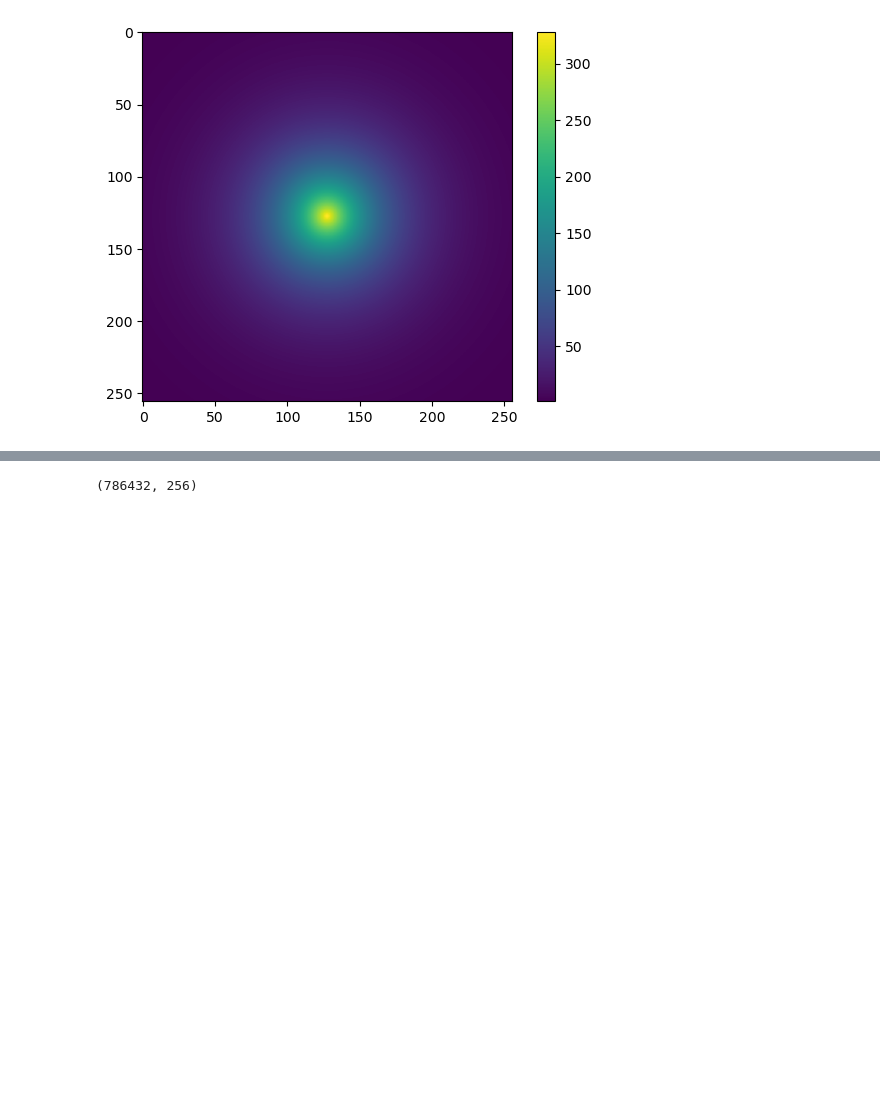
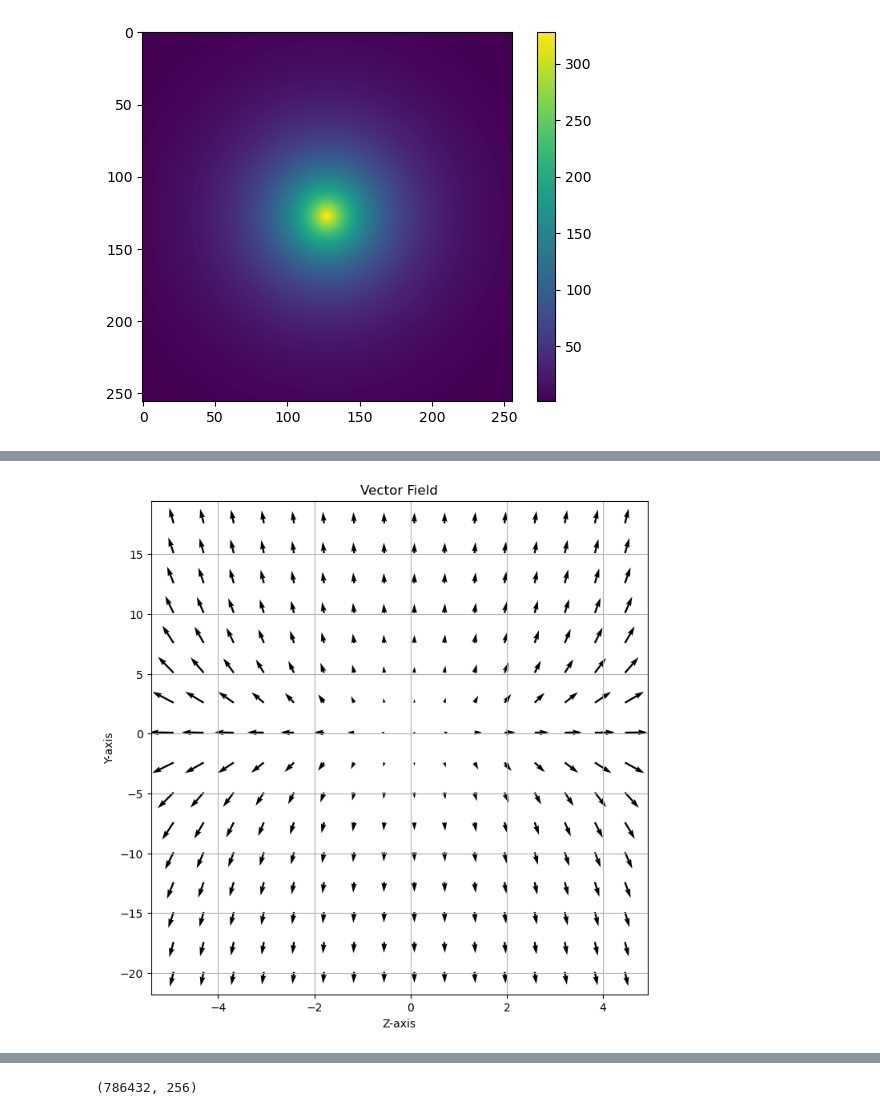
Before and after one commit to dkn16/Synax, a Jupyter notebook: examples/emiss_calc.ipynb, the cells around one changed output, grey strips where cells are left out. Cells and saved outputs as stored; diff of their text form; code cells hidden in the pictures; blank space fills up the shorter version.

```diff
--- a/examples/emiss_calc.ipynb
+++ b/examples/emiss_calc.ipynb
@@ -39,7 +63,13 @@ C_page_vmap = jax.vmap(lambda x,y,z:C_page(x,y,z))
 'def B_page(x:float,y:float,z:float,B0:float = 4.,chi0:float = 0.43633232,psi0:float = 0.47123888,psi1:float=0.01570796,hphi:float=8,hchi:float=1):\n    r = jnp.sqrt(x**2+y**2)\n    phi = jnp.atan2(x, ...
 # %%
-xs = jnp.linspace(-20,20,256)
-ys = jnp.linspace(-20,20,256)
-zs = jnp.linspace(-5,5,64)
+xs,step = jnp.linspace(-20,20,256,endpoint=False,retstep=True)
+xs = xs + step*0.5
+
+ys,step = jnp.linspace(-20,20,256,endpoint=False,retstep=True)
+ys = ys + step*0.5
+
+zs,step = jnp.linspace(-5,5,64,endpoint=False,retstep=True)
+zs = zs + step*0.5
 # %%
-coords = jnp.meshgrid(xs,ys,zs)
+coords = jnp.meshgrid(xs,ys,zs,indexing='ij')
+coords[0].shape
@@ -77,4 +118,16 @@ obtain_nhat_vamp = jax.vmap(lambda x,y,z:obtain_nhat(x,y,z))
 # %%
 nhats = obtain_nhat_vamp(coords[0].reshape(-1),coords[1].reshape(-1),coords[2].reshape(-1))
 nhats = nhats.reshape((256,256,64,3))
+# %%
+plt.figure(figsize=(8, 8))
+plt.quiver(coords[2][128,::16,::4], coords[1][128,::16,::4], nhats[128,::16,::4,2], nhats[128,::16,::4,1], scale=1, scale_units='xy')
+#plt.xlim(-2, 2)
+#plt.ylim(-2, 2)
+plt.xlabel('Z-axis')
+plt.ylabel('Y-axis')
+plt.title('Vector Field')
+plt.grid()
+plt.show()
+# %% [output]
+[figure, added]
 # %%
```
Also changed, not shown: parts of 25 cells of this notebook, 1 other file.
